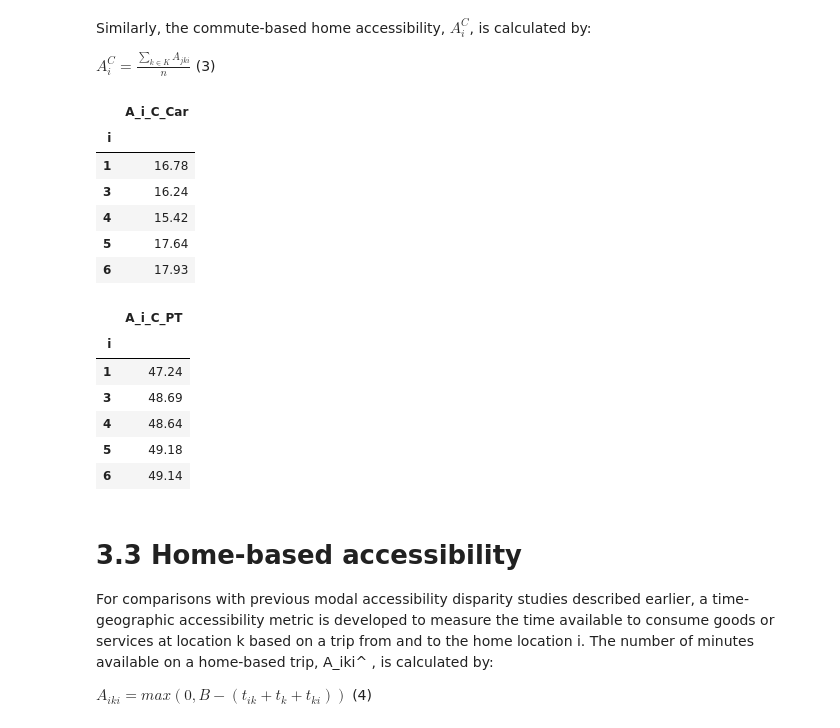
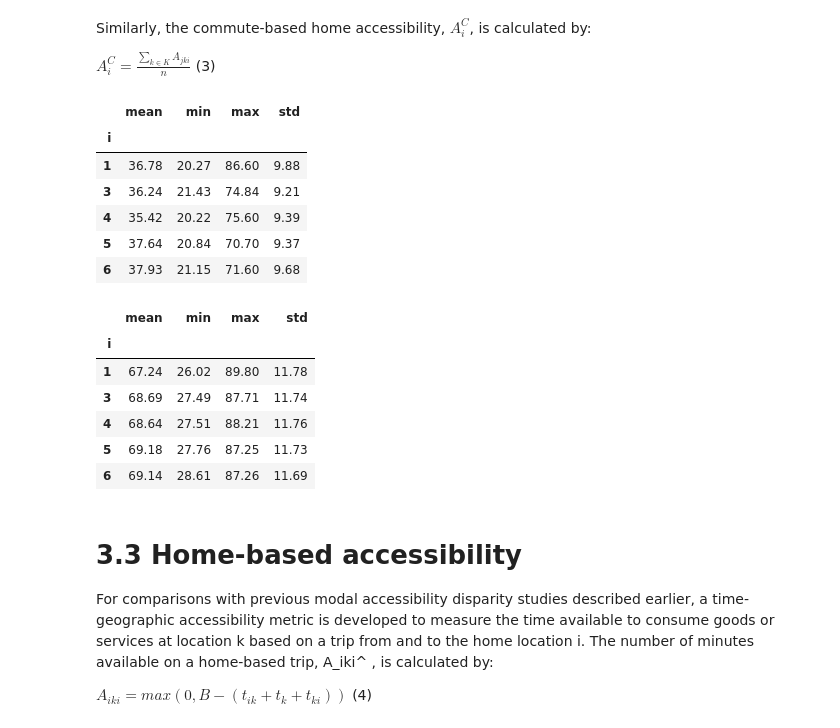
Before and after one commit to RafalKucharskiPK/MoblinoscPolonez, a Jupyter notebook: Modal disparities in spatiotemporal accessibility to non-work activities.ipynb, the cells around one changed output. Drawn from its saved outputs; the diff is of its cells as text; code cells hidden in the pictures.

```diff
--- a/Modal disparities in spatiotemporal accessibility to non-work activities.ipynb
+++ b/Modal disparities in spatiotemporal accessibility to non-work activities.ipynb
@@ -58,8 +58,10 @@ $A_jki$  = number of minutes available for person working in location j and livi
 # %%
 trips['A_jki_Car'] = B - trips.t_jki_Car - t_k
 trips.A_jki_Car[trips.A_jki_Car < 0] = 0
+trips.A_jki_Car[trips.A_jki_Car > 0] = trips.A_jki_Car + t_k
 trips['A_jki_PT'] = B - trips.t_jki_PT - t_k
 trips.A_jki_PT[trips.A_jki_PT < 0] = 0
+trips.A_jki_PT[trips.A_jki_PT > 0] = trips.A_jki_PT + t_k
 # %% [output]
 A value is trying to be set on a copy of a slice from a DataFrame
 
@@ -109,29 +119,29 @@ Similarly, the commute-based home accessibility, $A_i^C$, is calculated by:
 
 $A_{i}^C = \frac{\sum_{k \in K} A_{jki}}{n} $ (3)
 # %%
-A_i_C_Car = trips[trips.A_jki_Car>0].groupby(by=['i'])['A_jki_Car'].mean().to_frame('A_i_C_Car')
+A_i_C_Car = trips[trips.A_jki_Car>0].groupby(by=['i'])['A_jki_Car'].agg(['mean','min','max','std'])
 A_i_C_Car.to_csv('data//A_i_C_Car.csv')
 A_i_C_Car.head()
 # %% [output]
-|  | A_i_C_Car |
-| i |  |
-| 1 | 16.78 |
-| 3 | 16.24 |
-| 4 | 15.42 |
-| 5 | 17.64 |
-| 6 | 17.93 |
+|  | mean | min | max | std |
+| i |  |  |  |  |
+| 1 | 36.78 | 20.27 | 86.60 | 9.88 |
+| 3 | 36.24 | 21.43 | 74.84 | 9.21 |
+| 4 | 35.42 | 20.22 | 75.60 | 9.39 |
+| 5 | 37.64 | 20.84 | 70.70 | 9.37 |
+| 6 | 37.93 | 21.15 | 71.60 | 9.68 |
 # %%
-A_i_C_PT = trips[trips.A_jki_PT>0].groupby(by=['i'])['A_jki_PT'].mean().to_frame('A_i_C_PT')
+A_i_C_PT = trips[trips.A_jki_PT>0].groupby(by=['i'])['A_jki_PT'].agg(['mean','min','max','std'])
 A_i_C_PT.to_csv('data//A_i_C_PT.csv')
 A_i_C_PT.head()
 # %% [output]
-|  | A_i_C_PT |
-| i |  |
-| 1 | 47.24 |
-| 3 | 48.69 |
-| 4 | 48.64 |
-| 5 | 49.18 |
-| 6 | 49.14 |
+|  | mean | min | max | std |
+| i |  |  |  |  |
+| 1 | 67.24 | 26.02 | 89.80 | 11.78 |
+| 3 | 68.69 | 27.49 | 87.71 | 11.74 |
+| 4 | 68.64 | 27.51 | 88.21 | 11.76 |
+| 5 | 69.18 | 27.76 | 87.25 | 11.73 |
+| 6 | 69.14 | 28.61 | 87.26 | 11.69 |
 # %% [markdown]
 # 3.3 Home-based accessibility
 
```
Also changed, not shown: parts of 9 cells of this notebook, 7 other files.
